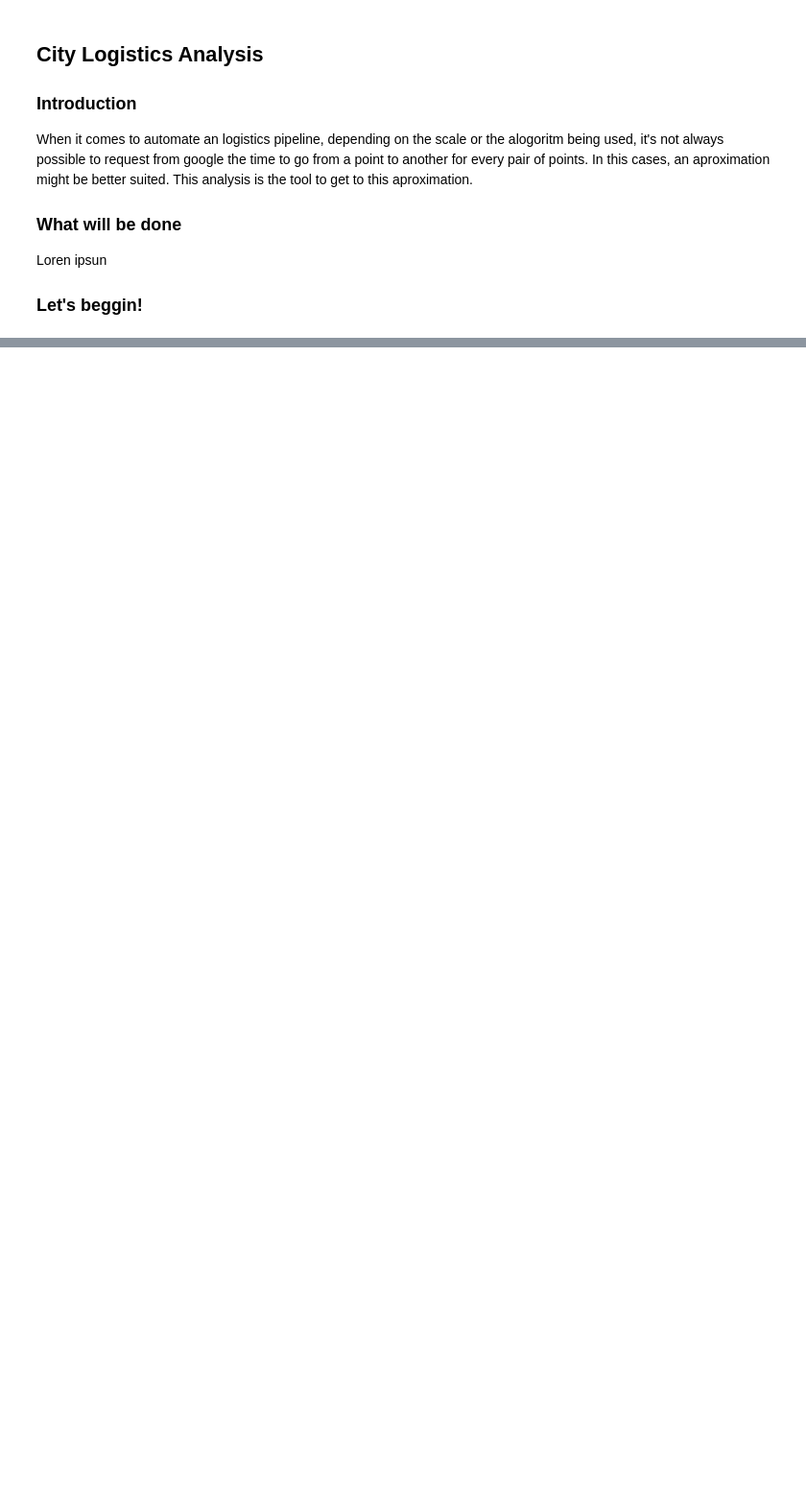
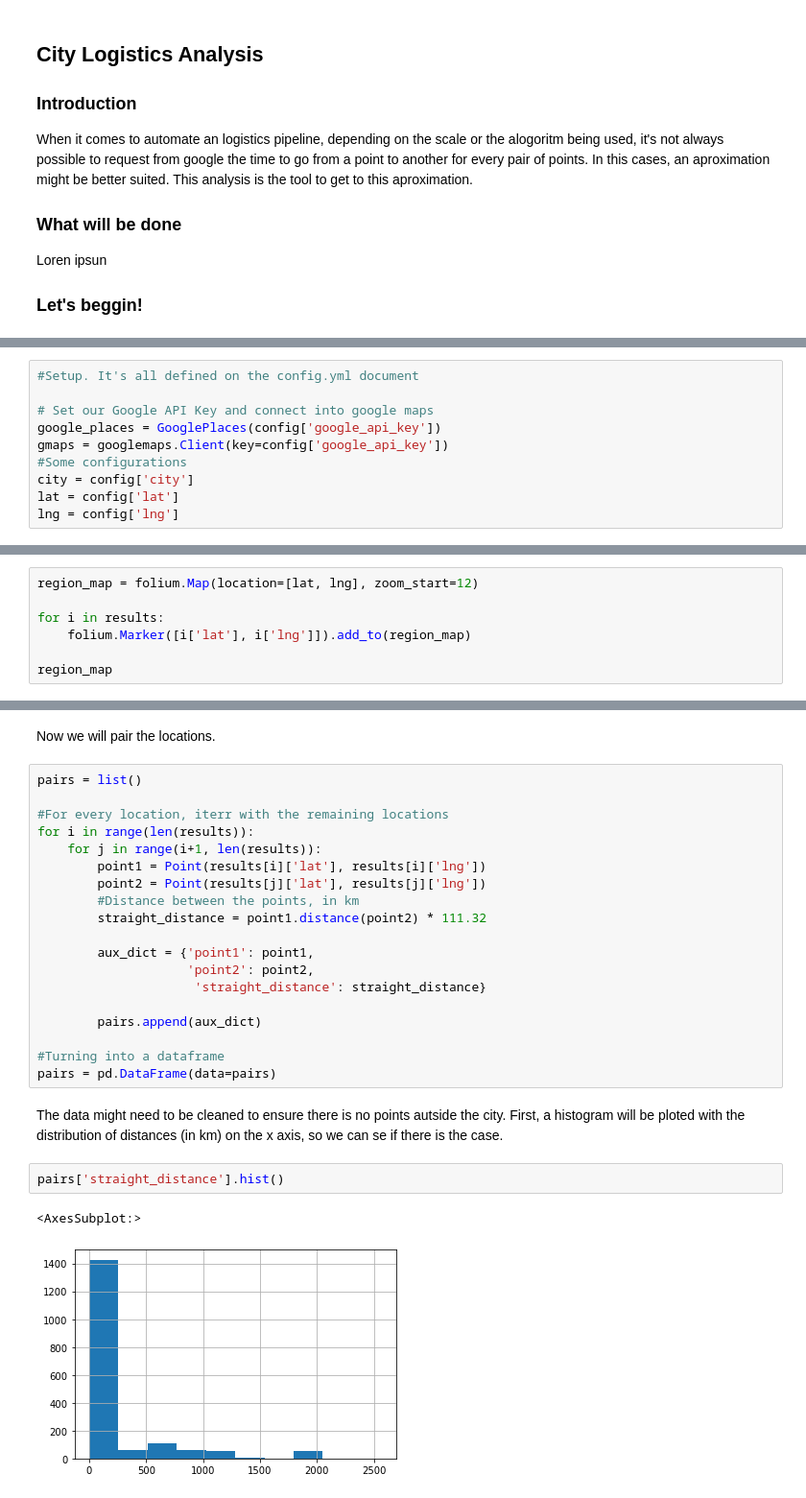
Before and after one commit to vdresch/StraightlineToRealworld_logisics, a Jupyter notebook: analysis.ipynb, the cells around one changed output, grey strips where cells are left out. Shown at 96% size. Cells and saved outputs as stored; diff of their text form; blank space fills up the shorter version.

Commit message:
New method to get the samples. Function that gets the distances and time traveled. Begining of analysis.

```diff
--- a/analysis.ipynb
+++ b/analysis.ipynb
@@ -94,0 +44,10 @@ plt.show()
+# %%
+#Setup. It's all defined on the config.yml document
+
+# Set our Google API Key and connect into google maps
+google_places = GooglePlaces(config['google_api_key'])
+gmaps = googlemaps.Client(key=config['google_api_key'])
+#Some configurations
+city = config['city']
+lat = config['lat']
+lng = config['lng']
@@ -94,0 +91,7 @@ plt.show()
+# %%
+region_map = folium.Map(location=[lat, lng], zoom_start=12)
+
+for i in results:
+    folium.Marker([i['lat'], i['lng']]).add_to(region_map)
+
+region_map
@@ -94,0 +100,28 @@ plt.show()
+# %% [markdown]
+Now we will pair the locations.
+# %%
+pairs = list()
+
+#For every location, iterr with the remaining locations
+for i in range(len(results)):
+    for j in range(i+1, len(results)):
+        point1 = Point(results[i]['lat'], results[i]['lng'])
+        point2 = Point(results[j]['lat'], results[j]['lng'])
+        #Distance between the points, in km
+        straight_distance = point1.distance(point2) * 111.32
+
+        aux_dict = {'point1': point1,
+                    'point2': point2,
+                     'straight_distance': straight_distance}
+
+        pairs.append(aux_dict)
+
+#Turning into a dataframe
+pairs = pd.DataFrame(data=pairs)
+# %% [markdown]
+The data might need to be cleaned to ensure there is no points autside the city. First, a histogram will be ploted with the distribution of distances (in km) on the x axis, so we can se if there is the case.
+# %%
+pairs['straight_distance'].hist()
+# %% [output]
+<AxesSubplot:>
+[figure, added]
```
Also changed, not shown: parts of 27 cells of this notebook, 3 other files.
